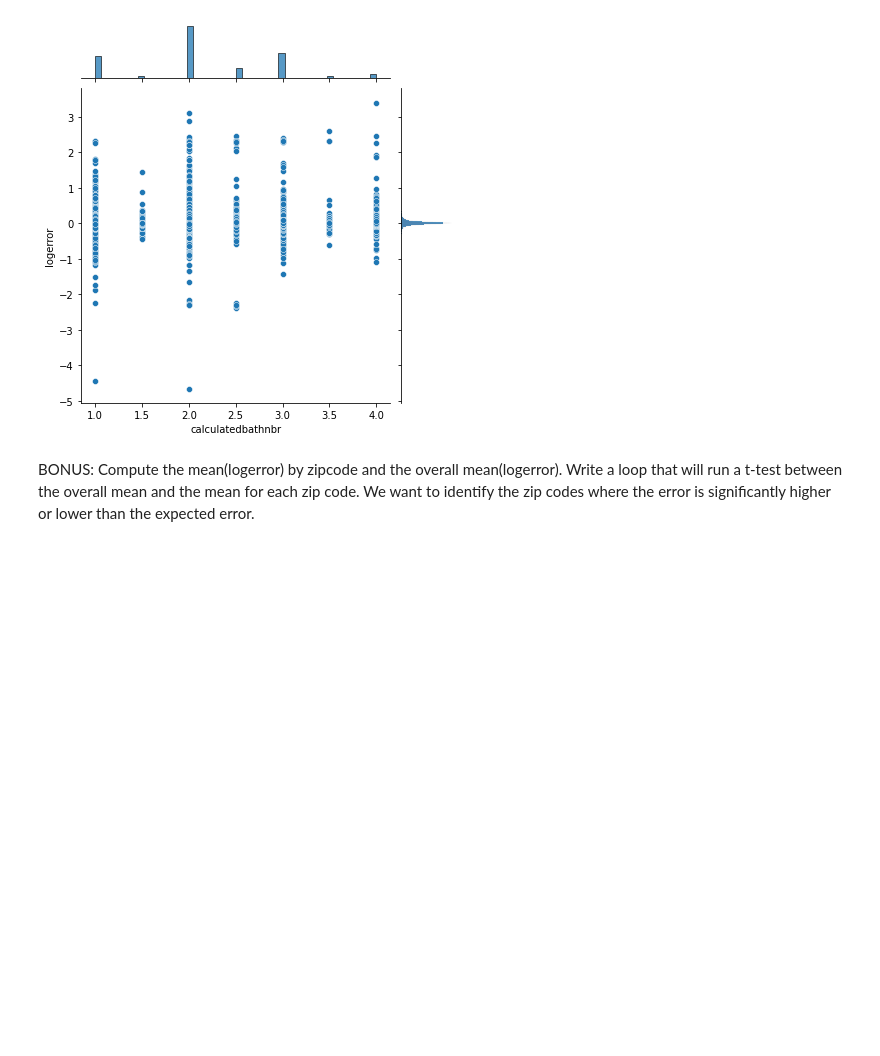
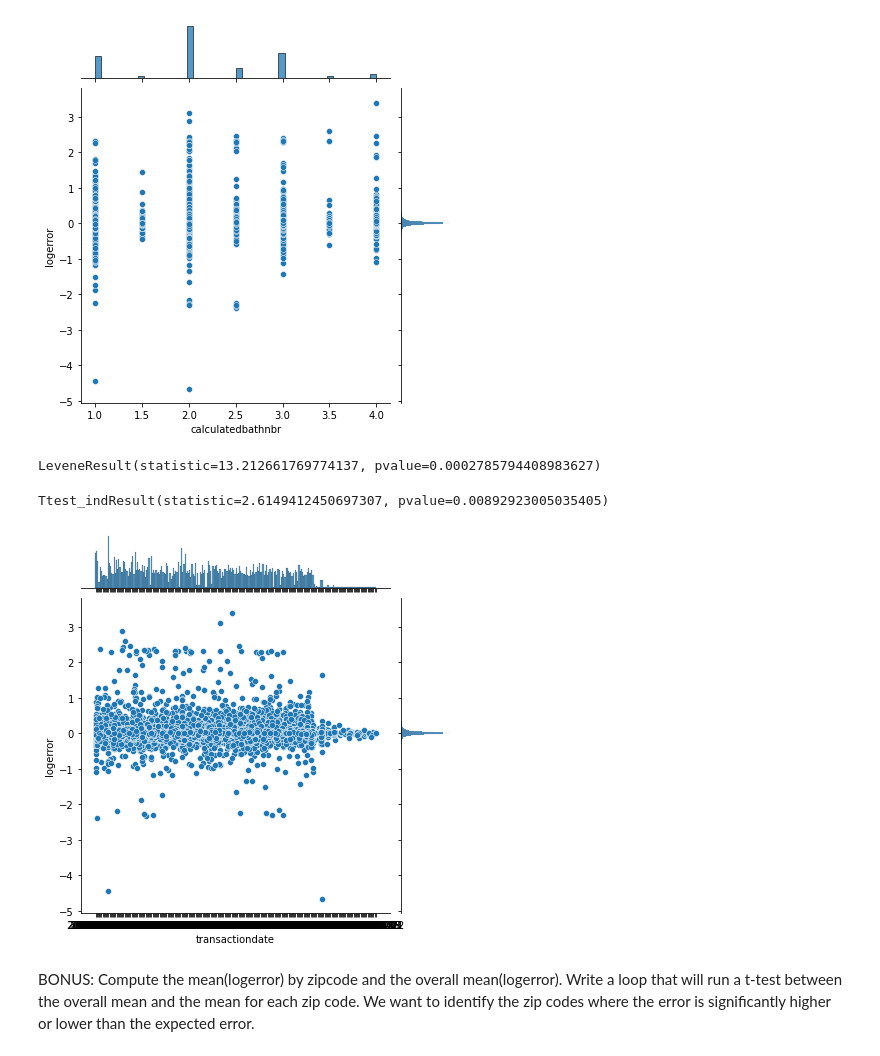
Before and after one commit to Tyler-Applegate/clustering-exercises, a Jupyter notebook: explore_zillow.ipynb, the cells around one changed output. Saved outputs shown, nothing was run; the diff lists cells and outputs as text; code cells hidden in the pictures; blank space fills up the shorter version.

```diff
--- a/explore_zillow.ipynb
+++ b/explore_zillow.ipynb
@@ -156,3 +148,13 @@ plt.ylabel('logerror')
 plt.show()
 # %% [output]
 [figure]
+# %%
+# H0: Variance in logerror for homes with 3 or more calculatedbathnbr = those with fewer than 3.
+stats.levene(train[train['calculatedbathnbr'] >= 3].logerror, train[train['calculatedbathnbr'] < 3].logerror)
+# %% [output]
+LeveneResult(statistic=13.212661769774137, pvalue=0.0002785794408983627)
+# %%
+# H0: Mean logerror for homes with 3 or more calculatedbathnbr = those with fewer than 3.
+stats.ttest_ind(train[train['calculatedbathnbr'] >= 3].logerror, train[train['calculatedbathnbr'] < 3].logerror)
+# %% [output]
+Ttest_indResult(statistic=2.6149412450697307, pvalue=0.00892923005035405)
@@ -158,0 +164,7 @@ plt.show()
+# %%
+sns.jointplot(x='transactiondate', y='logerror', data=train)
+plt.xlabel('transactiondate')
+plt.ylabel('logerror')
+plt.show()
+# %% [output]
+[figure, added]
```
Also changed, not shown: parts of 7 cells of this notebook, 3 other files.
